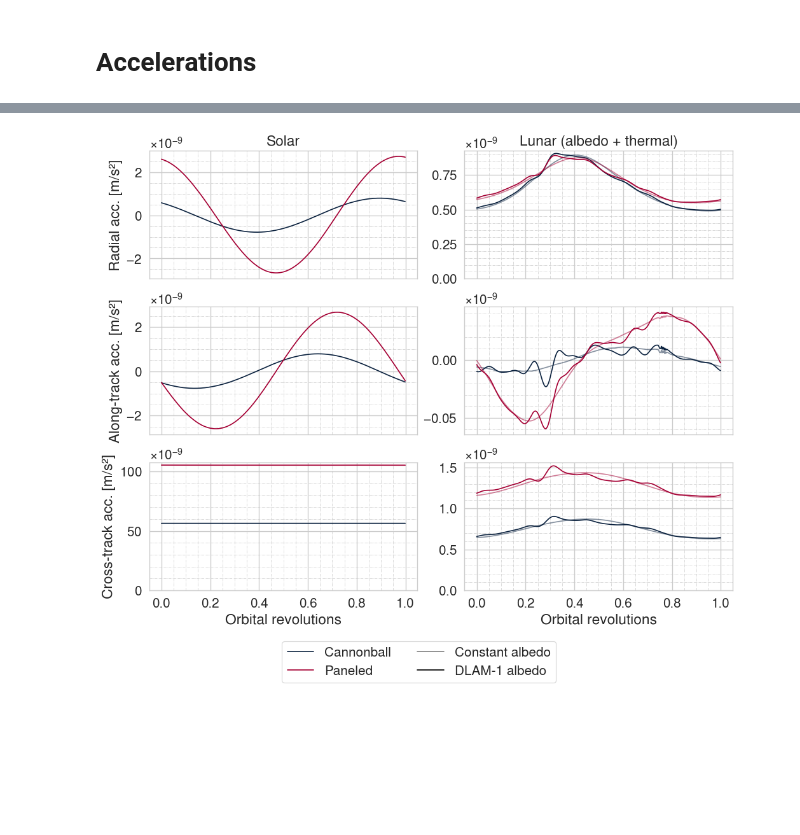
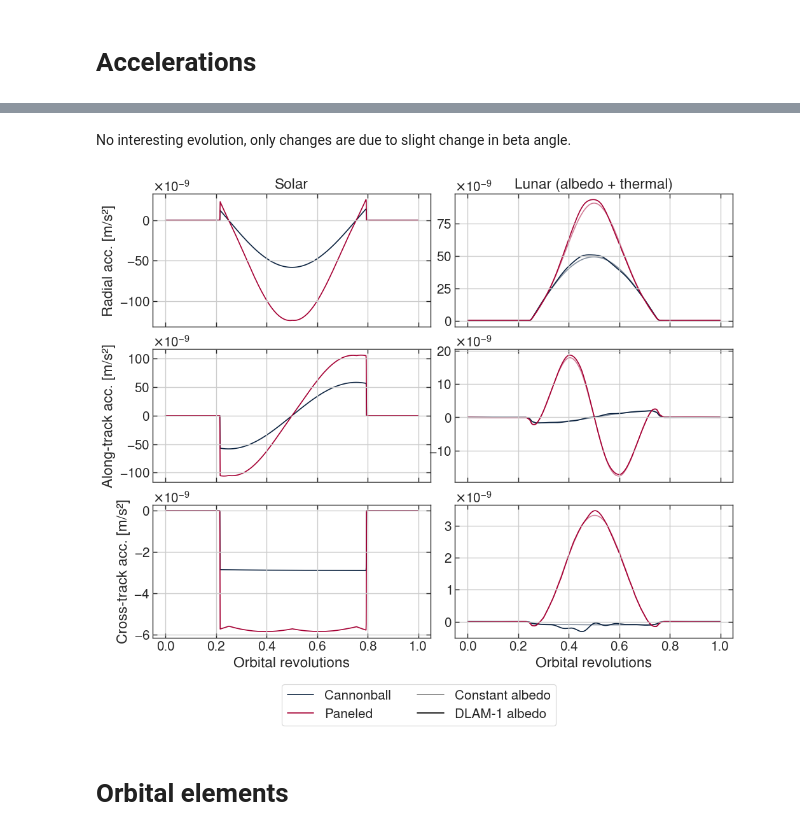
Before and after one commit to DominikStiller/tudelft-hpb-project, a Jupyter notebook: analysis/figures_paper.ipynb, the cells around one changed output, grey strips where cells are left out. Cells and saved outputs as stored; diff of their text form; code cells hidden in the pictures; blank space fills up the shorter version.

Commit message:
Update plotting style

```diff
--- a/analysis/figures_paper.ipynb
+++ b/analysis/figures_paper.ipynb
@@ -441,7 +635,7 @@ plot_performance()
 # %% [markdown]
 # Load data
 # %%
-metadata, runs = load_pickled_simulation_results("../results/full-2023-08-15T19-28-32-ef4b4")
+metadata, runs = load_pickled_simulation_results("../results/full-2023-08-16T22-52-14-b6c36")
 metadata["albedo_distribution_moon"] = metadata["albedo_distribution_moon"].replace({
     "DLAM1": "DLAM-1",
     "Constant": "constant"
@@ -501,0 +698,16 @@ def get_run(start_date, use_solar, use_lunar, target_type, albedo, use_occultati
+# %%
+duration = metadata["simulation_duration"].iloc[0]
+for start_date in metadata["simulation_start"].unique():
+    print(start_date)
+    start_date_et = as_et(start_date)
+    print("Beta", get_lro_beta_angle(start_date_et))
+    print("Sun distance", get_distance("Sun", "LRO", start_date_et) / astronomical_unit)
+
+    end_date_et = start_date_et + duration
+    print("Beta", get_lro_beta_angle(end_date_et))
+    print("Sun distance", get_distance("Sun", "LRO", end_date_et) / astronomical_unit)
+
+    h = get_baseline(start_date)["h"] / 1e3
+    print(h.min(), h.max())
+
+    print()
@@ -566,11 +792,13 @@ plot_rp_accelerations("2011 SEP 26")
+# %% [markdown]
+No interesting evolution, only changes are due to slight change in beta angle.
 # %%
-def plot_rp_accelerations_single_orbit(start_date):
+def plot_rp_accelerations_single_orbit(start_date, start_index):
     fig, axs = plt.subplots(3, 2, figsize=(10, 8), sharex="all")
 
     for i, (target_type, albedo_distribution_moon) in enumerate(itertools.product(["Cannonball", "Paneled"], ["constant", "DLAM-1"])):
         run = get_run(start_date, True, True, target_type, albedo_distribution_moon, True)
         run = run.set_index(get_revolutions_index(run))
-        run = run.iloc[(run.index >= 21) & (run.index  <= 22)]
+        run = run.iloc[(run.index >= start_index) & (run.index  <= start_index + 1)]
         time = run.index - run.index[0]
 
         color = f"C{int(target_type == 'Paneled')}"
@@ -589,34 +817,36 @@ def plot_rp_accelerations_single_orbit(start_date):
 
     fig.legend(
         [
             Line2D([0], [0], color="C0"),
             Line2D([0], [0], color="C1"),
             Line2D([0], [0], color="black", alpha=0.5),
             Line2D([0], [0], color="black", alpha=1),
         ],
         ["Cannonball", "Paneled", "Constant albedo", "DLAM-1 albedo"],
         bbox_to_anchor=(0.5, -0.12), loc="lower center", ncol=2)
 
     axs[0, 0].set_title("Solar")
     axs[0, 1].set_title("Lunar (albedo + thermal)")
 
     for ax in axs[-1, :].flat:
         # Last row
         # ax.set_xlim([0, 1])
         ax.set_xlabel("Orbital revolutions")
 
     for ax, name in zip(axs[:, 0].flat, ["Radial", "Along-track", "Cross-track"]):
         # First column
         ax.set_ylabel(name + r" acc. [m/s²]")
 
     for ax in axs.flat:
         ax.ticklabel_format(axis="y", style="sci", scilimits=(-9, -9), useMathText=True)
         ax.set_ylim([min(0, ax.get_ylim()[0]), max(0, ax.get_ylim()[1])])
 
-    format_plot()
+    format_plot(major_grid=True)
     save_plot(plots_folder, "rp_acceleration")
 
-plot_rp_accelerations_single_orbit("2010 JUN 28")
-# plot_rp_accelerations_single_orbit("2011 SEP 26")
+# plot_rp_accelerations_single_orbit("2010 JUN 28", 21)
+plot_rp_accelerations_single_orbit("2011 SEP 26", 21.55)
 # %% [output]
-[figure, old version]
+[figure, new version]
+# %% [markdown]
+# Orbital elements
```
Also changed, not shown: parts of 23 cells of this notebook, 7 other files.
